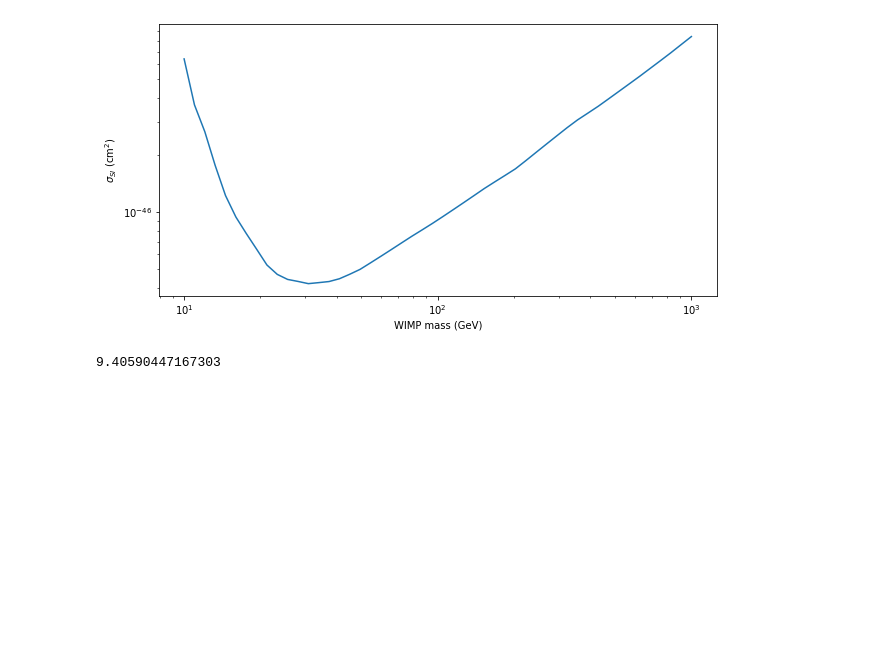
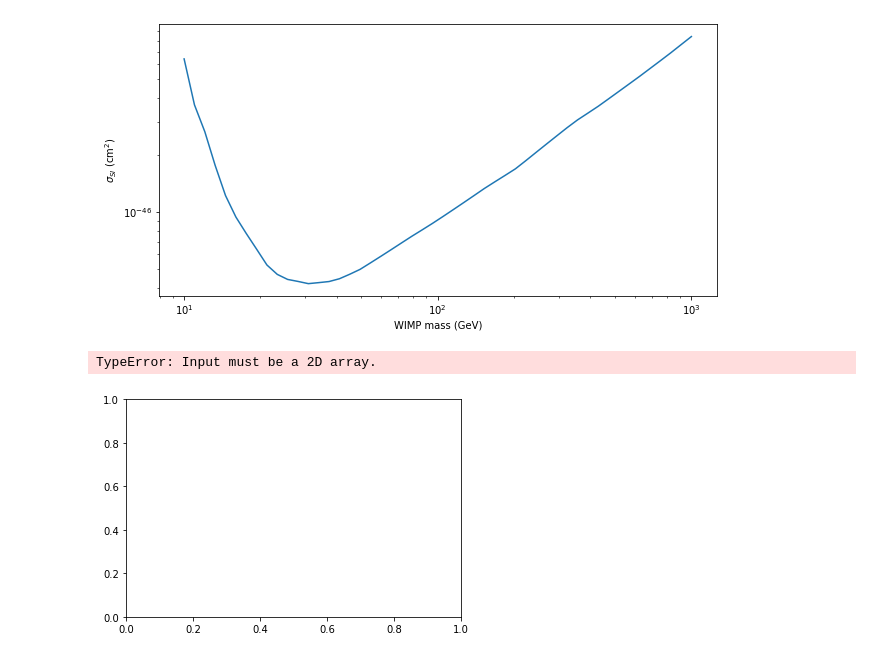
Before and after one commit to adam-coogan/gss19_subhalos, a Jupyter notebook: week_3/anders.ipynb, the cells around one changed output. Cells and saved outputs as stored; diff of their text form; code cells hidden in the pictures; blank space fills up the shorter version.

Commit message:
Start work on contour plot

```diff
--- a/week_3/anders.ipynb
+++ b/week_3/anders.ipynb
@@ -138,35 +138,59 @@ E_R_2_low = 10*keV
 E_R_2_upp = 20*keV
 
 def N_events(m_DM, sigma_SI, E_R_low, E_R_upp):
     sigma_const = sigma_DM(m_DM, sigma_SI)
     integrand = lambda E_R: dRdE_R(m_DM, sigma_const, E_R)
     R = quad(integrand, E_R_low, E_R_upp)
     return R[0]*m_Xe_bulk*t_obs
 
 #as we work in MeV, this vector spans DM masses from 10 GeV to 1000 GeV
 WIMP_mass_vect = np.logspace(4,6,20)
 #as we work in m, this vector spans spin-independent DM/Xe interaction cross-sections from 10^-47 cm^2 to 10^-45 cm^2
 sigma_SI_vect = np.logspace(-51,-49,20)
 
+#These two grids might not be needed!
 #create grid of N_events for E_R within the 1st recoil energy band for the masses and sigmas given above
-N_events_grid_1 = np.zeros((20,20))
+N_grid_1 = np.zeros((20,20))
 for i in range(len(WIMP_mass_vect)):
     for j in range(len(sigma_SI_vect)):
-        N_events_grid_1[i,j] = N_events(WIMP_mass_vect[i],sigma_SI_vect[j],E_R_1_low,E_R_1_upp)
+        N_grid_1[i,j] = N_events(WIMP_mass_vect[i],sigma_SI_vect[j],E_R_1_low,E_R_1_upp)
 
 #create grid of N_events for E_R within the 2nd recoil energy band for the masses and sigmas given above
-N_events_grid_2 = np.zeros((20,20))
+N_grid_2 = np.zeros((20,20))
 for i in range(len(WIMP_mass_vect)):
     for j in range(len(sigma_SI_vect)):
-        N_events_grid_2[i,j] = N_events(WIMP_mass_vect[i],sigma_SI_vect[j],E_R_2_low,E_R_2_upp)
+        N_grid_2[i,j] = N_events(WIMP_mass_vect[i],sigma_SI_vect[j],E_R_2_low,E_R_2_upp)
 
 #number of measured events in the 1st energy band
 N_1 = 10
 #number of measured events in the 2nd energy band
 N_2 = 5
 
 def chi_squared(m_DM, sigma_SI):
     return (N_events(m_DM, sigma_SI, E_R_1_low, E_R_1_upp) - N_1)**2/N_1 +\
            (N_events(m_DM, sigma_SI, E_R_2_low, E_R_2_upp) - N_2)**2/N_2
+
+#for memory purposes: the chi_squared value at the best-fit data point is 0.
+
+#creat grid of chi_squared for the masses and sigmas given above
+chi_squared_grid = np.zeros((20,20))
+for i in range(len(WIMP_mass_vect)):
+    for j in range(len(sigma_SI_vect)):
+        chi_squared_grid[i,j] = chi_squared(WIMP_mass_vect[i],sigma_SI_vect[j])
+
+#plot confidence contours. Need to set levels to draw lines at 68 % and 95 % confidence
+#chi_squared_array = np.array([np.array(chi_squared) for chi_squared in chi_squared_grid])
+#plt.contour([WIMP_mass_vect,sigma_SI_vect],chi_squared_array, 2)
+
+#masses, sigmas = np.meshgrid(WIMP_mass_vect, sigma_SI_vect)
+#plt.contour([masses, sigmas], chi_squared_array)
+
+#example:
+#x = np.arange(5)
+#y = np.arange(5)
+#z = np.arange(25).reshape(5, 5)
+#x1, y1 = np.meshgrid(x, y)
+#plt.contour(x1, y1, z)
 # %% [output]
-9.40590447167303
+TypeError: Input must be a 2D array.
+[figure, added]
```
